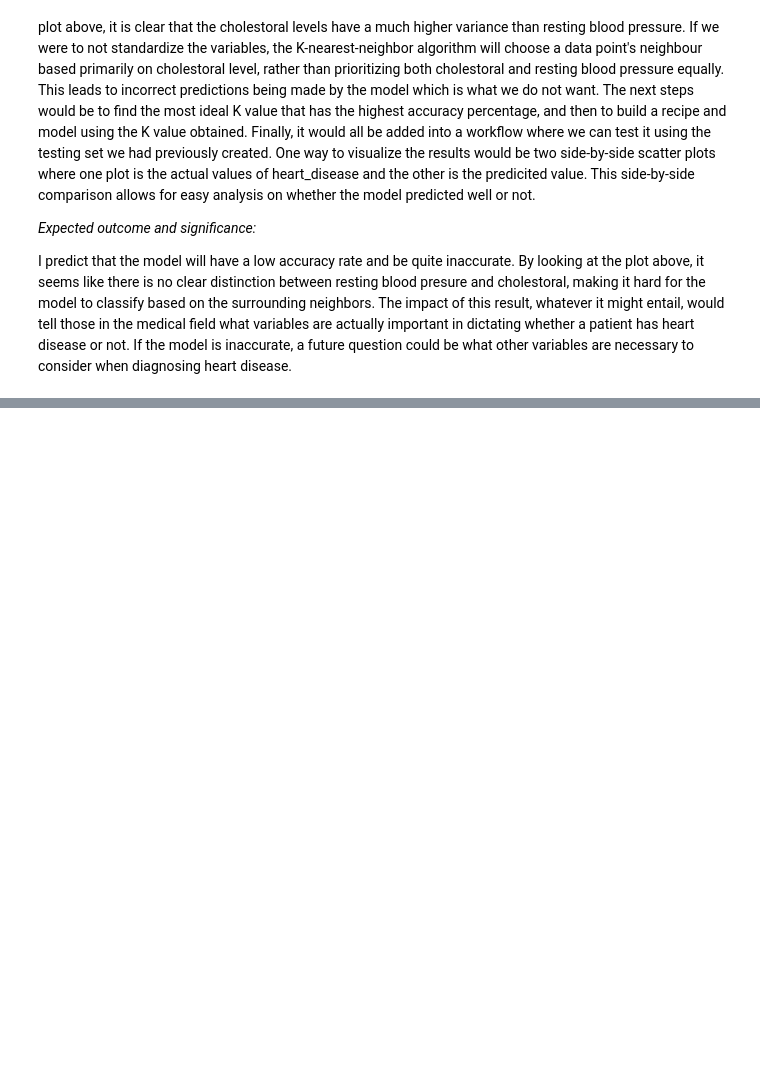
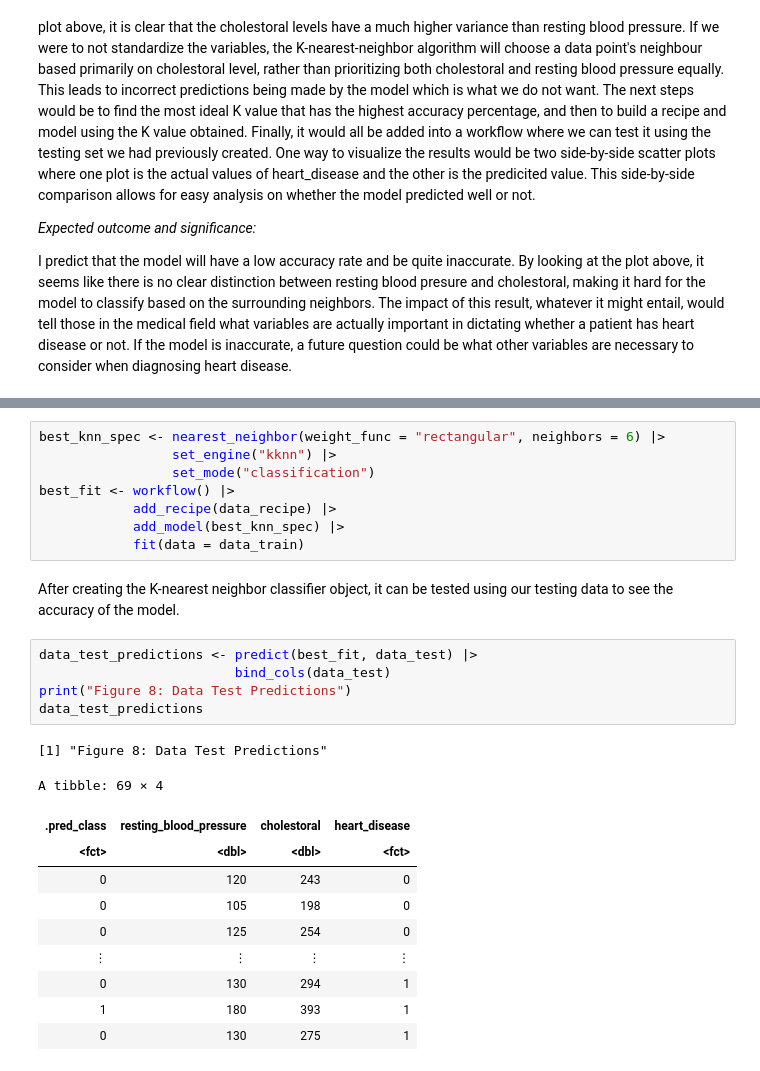
Before and after one commit to Andrewang561/Heart-Disease-Classifier, a Jupyter notebook: DataProject.ipynb, the cells around one changed output, grey strips where cells are left out. Cells and saved outputs as stored; diff of their text form; blank space fills up the shorter version.

```diff
--- a/DataProject.ipynb
+++ b/DataProject.ipynb
@@ -142,0 +190,27 @@ best_k_plot
+# %%
+best_knn_spec <- nearest_neighbor(weight_func = "rectangular", neighbors = 6) |>
+                 set_engine("kknn") |>
+                 set_mode("classification")
+best_fit <- workflow() |>
+            add_recipe(data_recipe) |>
+            add_model(best_knn_spec) |>
+            fit(data = data_train)
+# %% [markdown]
+After creating the K-nearest neighbor classifier object, it can be tested using our testing data to see the accuracy of the model.
+# %%
+data_test_predictions <- predict(best_fit, data_test) |>
+                         bind_cols(data_test)
+print("Figure 8: Data Test Predictions")
+data_test_predictions
+# %% [output]
+[1] "Figure 8: Data Test Predictions"
+A tibble: 69 × 4
+| .pred_class | resting_blood_pressure | cholestoral | heart_disease |
+| <fct> | <dbl> | <dbl> | <fct> |
+| 0 | 120 | 243 | 0 |
+| 0 | 105 | 198 | 0 |
+| 0 | 125 | 254 | 0 |
+| ⋮ | ⋮ | ⋮ | ⋮ |
+| 0 | 130 | 294 | 1 |
+| 1 | 180 | 393 | 1 |
+| 0 | 130 | 275 | 1 |
```
Also changed, not shown: parts of 16 cells of this notebook.
